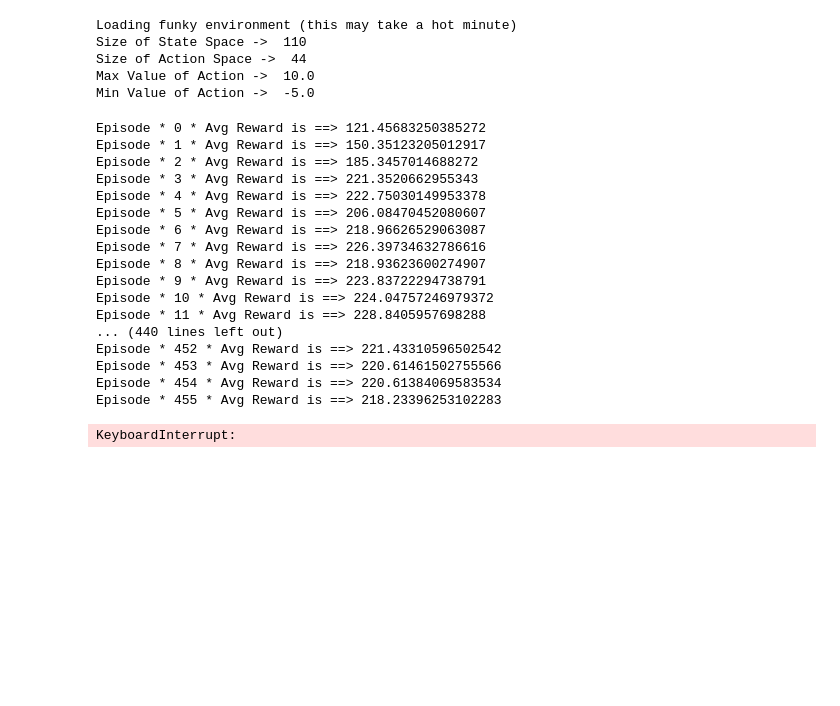
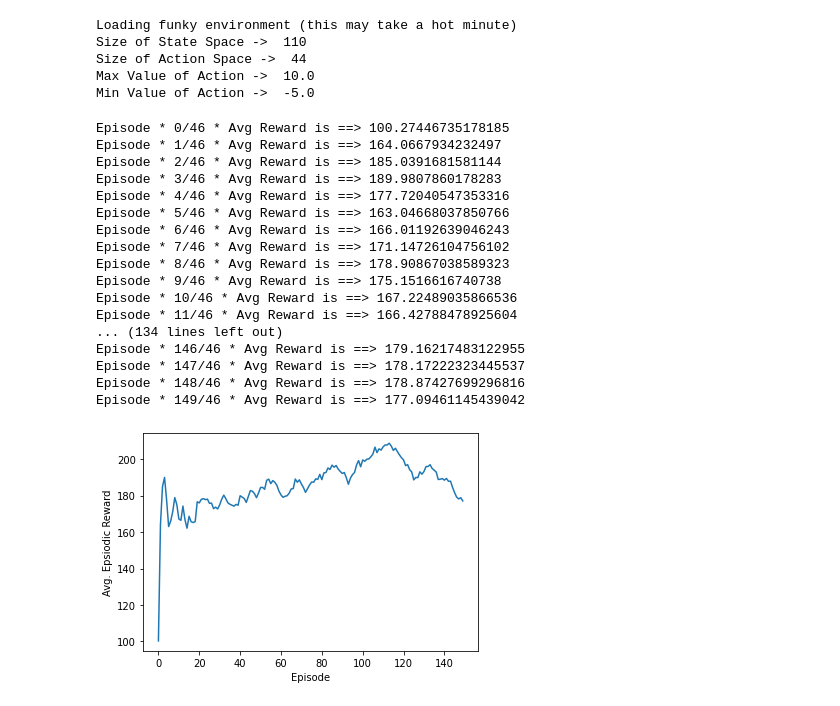
Before and after one commit to V0XNIHILI/RL-EVCP, a Jupyter notebook: test.ipynb, the cells around one changed output. Cells and saved outputs as stored; diff of their text form; code cells hidden in the pictures; blank space fills up the shorter version.

```diff
--- a/test.ipynb
+++ b/test.ipynb
@@ -262,7 +262,7 @@ actor_lr = 0.001
 critic_optimizer = tf.keras.optimizers.Adam(critic_lr)
 actor_optimizer = tf.keras.optimizers.Adam(actor_lr)
 
-total_episodes = 500
+total_episodes = 150
 # Discount factor for future rewards
 gamma = 0.99
 # Used to update target networks
@@ -294,48 +294,48 @@ for ep in range(total_episodes):
         state, reward, done, info = env.step(action)
 
         buffer.record((prev_state, action, reward, state))
         episodic_reward += reward
 
         buffer.learn()
         update_target(target_actor.variables, actor_model.variables, tau)
         update_target(target_critic.variables, critic_model.variables, tau)
 
         # End this episode when `done` is True
         if done:
             break
 
         prev_state = state
         steps += 1
 
     ep_reward_list.append(episodic_reward)
 
     # Mean of last 40 episodes
     avg_reward = np.mean(ep_reward_list[-40:])
     print("Episode * {}/{} * Avg Reward is ==> {}".format(ep, steps, avg_reward))
     avg_reward_list.append(avg_reward)
 
 # Plotting graph
 # Episodes versus Avg. Rewards
 plt.plot(avg_reward_list)
 plt.xlabel("Episode")
 plt.ylabel("Avg. Epsiodic Reward")
 plt.show()
 # %% [output]
-Episode * 0 * Avg Reward is ==> 121.45683250385272
-Episode * 1 * Avg Reward is ==> 150.35123205012917
-Episode * 2 * Avg Reward is ==> 185.3457014688272
-Episode * 3 * Avg Reward is ==> 221.3520662955343
-Episode * 4 * Avg Reward is ==> 222.75030149953378
-Episode * 5 * Avg Reward is ==> 206.08470452080607
-Episode * 6 * Avg Reward is ==> 218.96626529063087
-Episode * 7 * Avg Reward is ==> 226.39734632786616
-Episode * 8 * Avg Reward is ==> 218.93623600274907
-Episode * 9 * Avg Reward is ==> 223.83722294738791
-Episode * 10 * Avg Reward is ==> 224.04757246979372
-Episode * 11 * Avg Reward is ==> 228.8405957698288
-... (440 lines left out)
-Episode * 452 * Avg Reward is ==> 221.43310596502542
-Episode * 453 * Avg Reward is ==> 220.61461502755566
-Episode * 454 * Avg Reward is ==> 220.61384069583534
-Episode * 455 * Avg Reward is ==> 218.23396253102283
+Episode * 0/46 * Avg Reward is ==> 100.27446735178185
+Episode * 1/46 * Avg Reward is ==> 164.0667934232497
+Episode * 2/46 * Avg Reward is ==> 185.0391681581144
+Episode * 3/46 * Avg Reward is ==> 189.9807860178283
+Episode * 4/46 * Avg Reward is ==> 177.72040547353316
+Episode * 5/46 * Avg Reward is ==> 163.04668037850766
+Episode * 6/46 * Avg Reward is ==> 166.01192639046243
+Episode * 7/46 * Avg Reward is ==> 171.14726104756102
+Episode * 8/46 * Avg Reward is ==> 178.90867038589323
+Episode * 9/46 * Avg Reward is ==> 175.1516616740738
+Episode * 10/46 * Avg Reward is ==> 167.22489035866536
+Episode * 11/46 * Avg Reward is ==> 166.42788478925604
+... (134 lines left out)
+Episode * 146/46 * Avg Reward is ==> 179.16217483122955
+Episode * 147/46 * Avg Reward is ==> 178.17222323445537
+Episode * 148/46 * Avg Reward is ==> 178.87427699296816
+Episode * 149/46 * Avg Reward is ==> 177.09461145439042
-KeyboardInterrupt:
+[figure, added]
```
Also changed, not shown: 2 other files.
